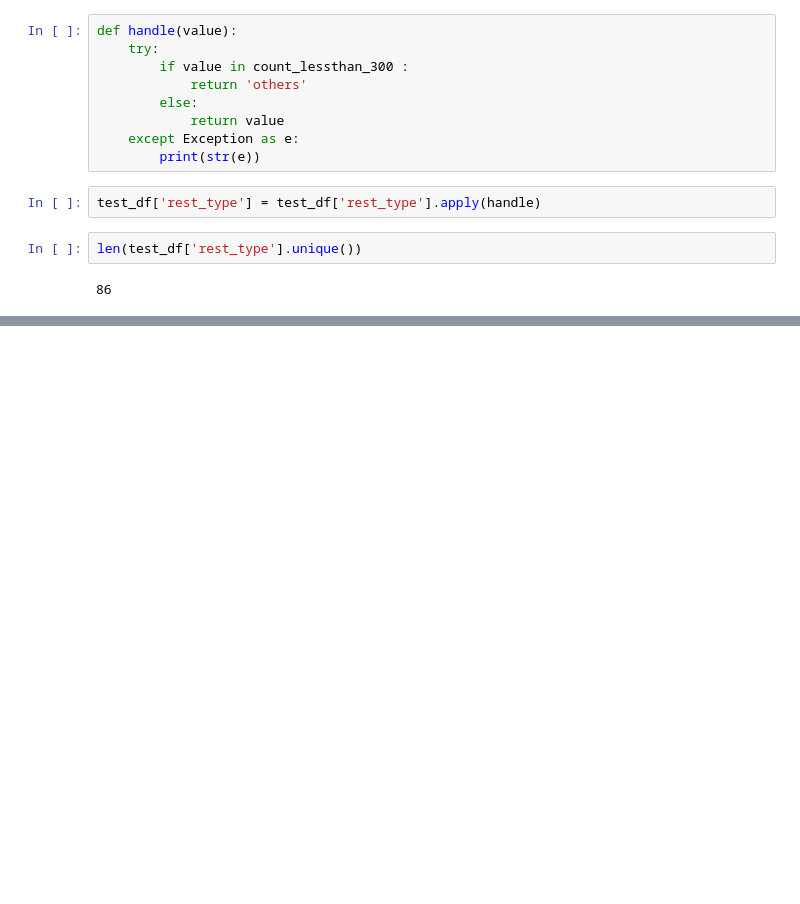
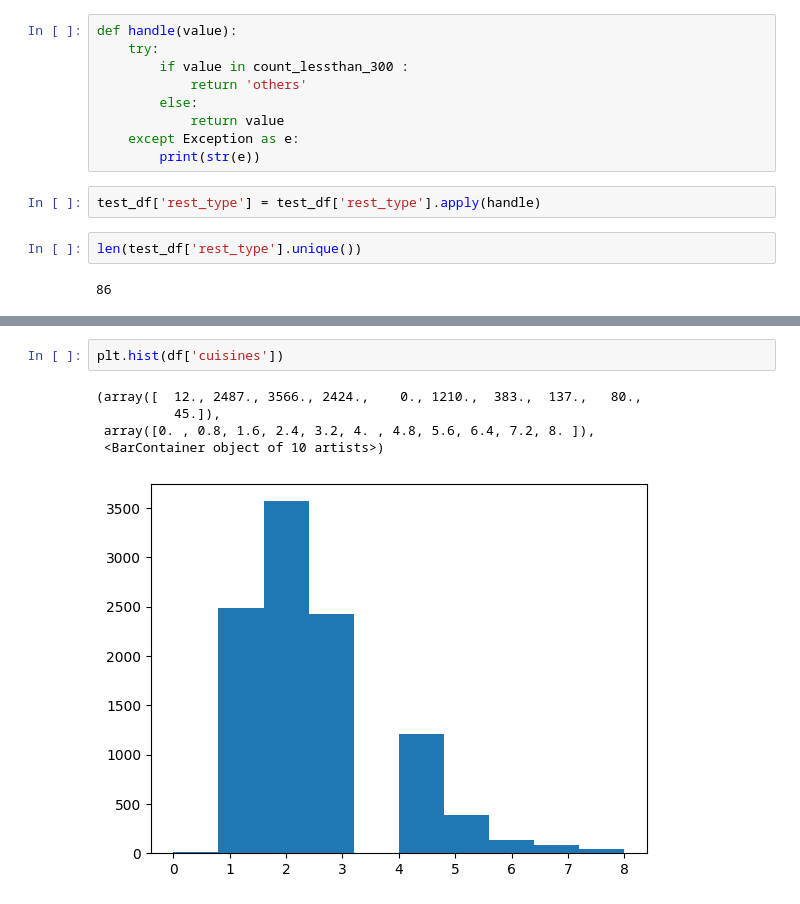
Before and after one commit to shaikshan/Restaurant_Rating_Prediction, a Jupyter notebook: notebook/practice.ipynb, the cells around one changed output, grey strips where cells are left out. Drawn from its saved outputs; the diff is of its cells as text; blank space fills up the shorter version.

```diff
--- a/notebook/practice.ipynb
+++ b/notebook/practice.ipynb
@@ -140,0 +303,8 @@ len(test_df['rest_type'].unique())
+# %%
+plt.hist(df['cuisines'])
+# %% [output]
+(array([  12., 2487., 3566., 2424.,    0., 1210.,  383.,  137.,   80.,
+          45.]),
+ array([0. , 0.8, 1.6, 2.4, 3.2, 4. , 4.8, 5.6, 6.4, 7.2, 8. ]),
+ <BarContainer object of 10 artists>)
+[figure, added]
```
Also changed, not shown: parts of 34 cells of this notebook, 1 other file.
